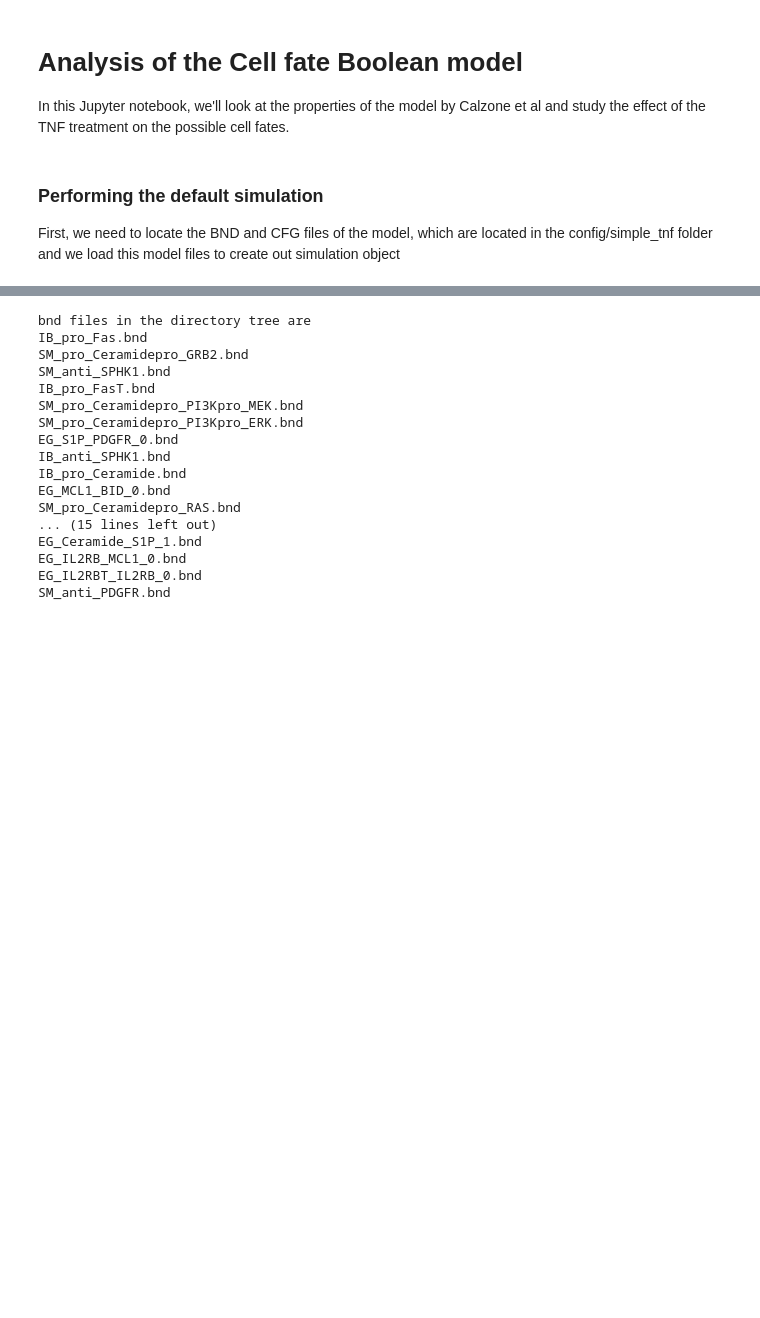
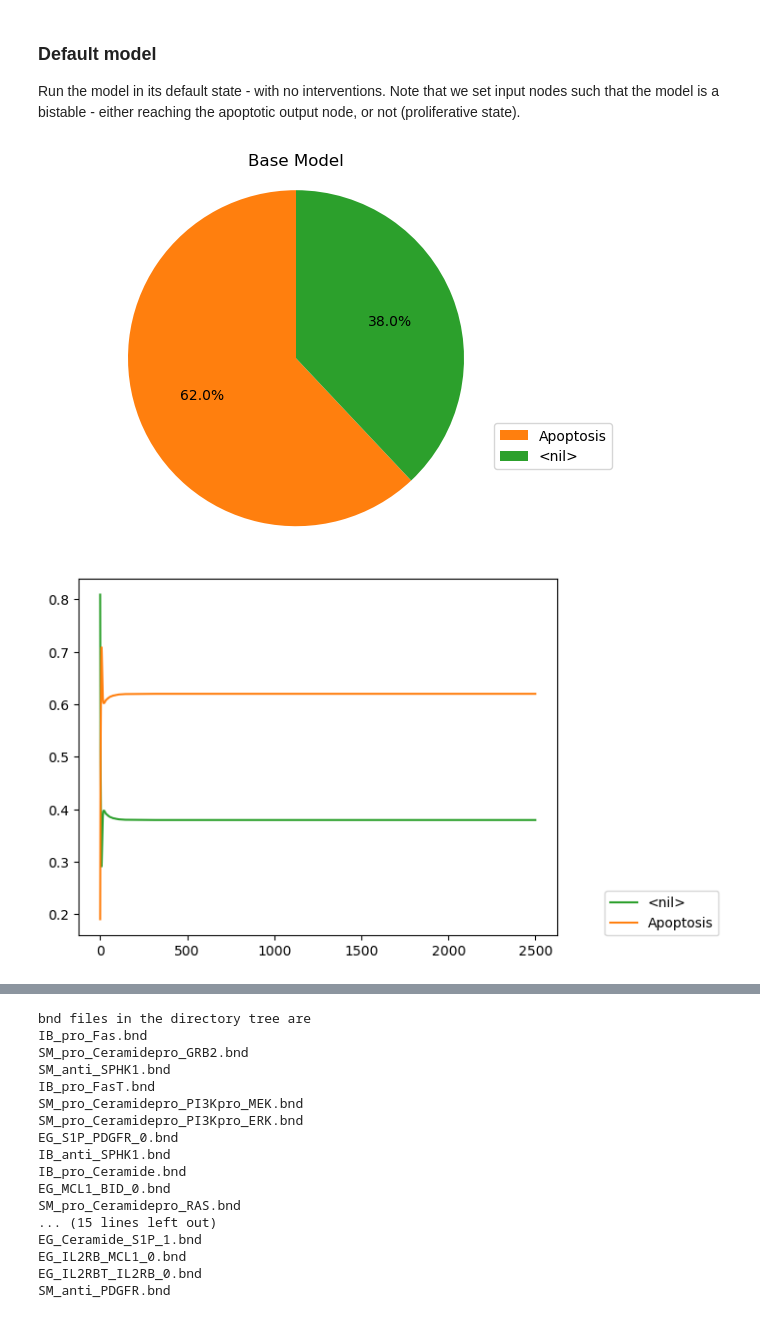
Before and after one commit to johnmetzcar/PhysiLab, a Jupyter notebook: MaBoSS_analysis/CellFate_Analysis.ipynb, the cells around one changed output, grey strips where cells are left out. Drawn from its saved outputs; the diff is of its cells as text; code cells hidden in the pictures; blank space fills up the shorter version.

Commit message:
fixing lack of output directory. Added updated and detailed MaBoSS analysis.

```diff
--- a/MaBoSS_analysis/CellFate_Analysis.ipynb
+++ b/MaBoSS_analysis/CellFate_Analysis.ipynb
@@ -5,11 +44,43 @@ import numpy as np
 import pandas as pd
 import os
 from tools import to_bits, to_istates, change_input
-# %% [markdown]
-# Analysis of the Cell fate Boolean model
-
-In this Jupyter notebook, we'll look at the properties of the model by Calzone et al and study the effect of the TNF treatment on the possible cell fates.
-# %% [markdown]
-### Performing the default simulation
-
-First, we need to locate the BND and CFG files of the model, which are located in the config/simple_tnf folder and we load this model files to create out simulation object
+# %% [markdown]
+### Default model
+
+Run the model in its default state - with no interventions. Note that we set input nodes such that the model is a bistable - either reaching the apoptotic output node, or not (proliferative state).
+# %%
+# Set up the required files
+path = "../config/"
+
+BND_file = "TLGL.bnd"
+CFG_file = "TLGL.cfg"
+
+bnd_file = os.path.join(path, BND_file)
+cfg_WT = os.path.join(path, CFG_file)
+# %%
+# Settings for the simulation
+
+param = {'max_time': 2500, 'time_tick': 1.0, 'sample_count': 100000, 'thread_count' : 16, 'discrete_time' : 0} # I'll assume that these parameters override whatever is in the config file
+outputs = ['Apoptosis']
+# %%
+# run base model and review the results
+
+b_sim = maboss.load(bnd_file, cfg_WT)
+b_sim.param.update(param)
+b_sim.network.set_output(outputs)
+# run the simulation
+b_res = b_sim.run()
+model = "base_model"
+b_res.plot_piechart()
+plt.title("Base Model")
+plt.savefig("leukemia_model_analysis/" + model + "_PieChart" + ".png",  bbox_inches='tight')
+plt.show()
+
+b_res.plot_trajectory(prob_cutoff=0)
+
+figure_name = "leukemia_model_analysis/" + model + '.png'
+plt.savefig(figure_name,  bbox_inches='tight')
+plt.show()
+# %% [output]
+[figure, added]
+[figure, added]
```
Also changed, not shown: parts of 80 cells of this notebook, 1 other file.
